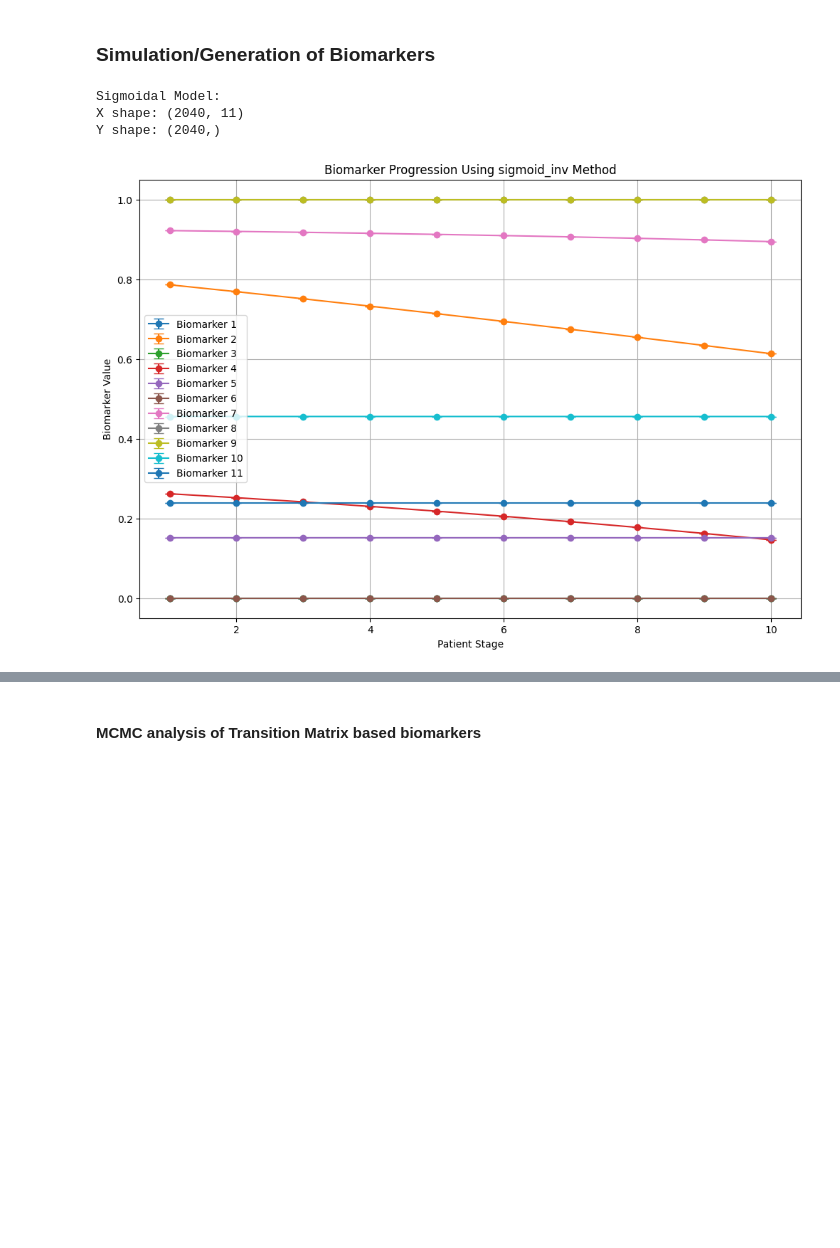
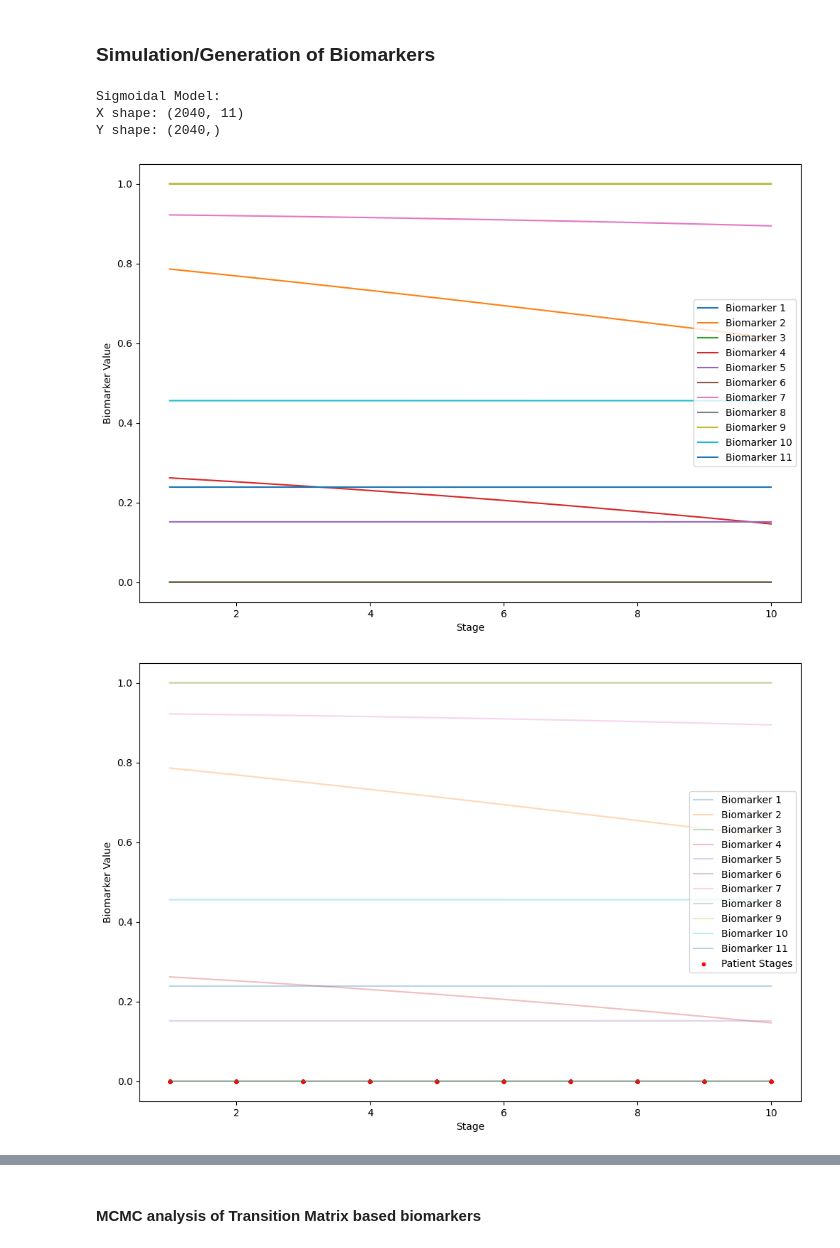
Before and after one commit to LAMCIG/Progression_models_simulations, a Jupyter notebook: simulation_class/biomarker_simulation_demo.ipynb, the cells around one changed output, grey strips where cells are left out. Saved outputs shown, nothing was run; the diff lists cells and outputs as text; code cells hidden in the pictures; blank space fills up the shorter version.

```diff
--- a/simulation_class/biomarker_simulation_demo.ipynb
+++ b/simulation_class/biomarker_simulation_demo.ipynb
@@ -13,47 +17,45 @@ n_patients_stage = {
     6: 60, 7: 50, 8: 40, 9: 40, 10: 30,
 }
 # %%
-# sigmoid parameters
+from biomarker_simulation import BiomarkerSimulation
+import matplotlib.pyplot as plt
+import numpy as np
+
 n_patients_stage_expanded = {
     1: 400, 2: 500, 3: 400, 4: 140, 5: 160,
-    6: 120, 7: 100, 8: 80, 9: 80, 10: 60}
-    # 11: 40, 12: 30, 13: 25, 14: 20, 15: 20,
-    # 16: 15, 17: 10, 18: 5, 19: 5, 20: 5
-#}
+    6: 120, 7: 100, 8: 80, 9: 80, 10: 60
+}
 
+# Sigmoid params
 biomarkers_params_sigmoid = {
     0: {'s': 6, 'c': 3},
     1: {'s': 12, 'c': 12},
     2: {'s': 17, 'c': 10},
     3: {'s': 23, 'c': 11},
     4: {'s': 28, 'c': 2},
     5: {'s': 34, 'c': 12},
     6: {'s': 40, 'c': 10},
     7: {'s': 45, 'c': 8},
     8: {'s': 51, 'c': 6},
     9: {'s': 57, 'c': 5},
     10: {'s': 62, 'c': 2}
-    # 11: {'s': 67, 'c': 3},
-    # 12: {'s': 72, 'c': 2},
-    # 13: {'s': 77, 'c': 3},
-    # 14: {'s': 82, 'c': 4},
-    # 15: {'s': 87, 'c': 3},
-    # 16: {'s': 92, 'c': 2},
-    # 17: {'s': 97, 'c': 2},
-    # 18: {'s': 102, 'c': 3},
-    # 19: {'s': 107, 'c': 3}
 }
+
 # Instantiate and simulate using the sigmoid model
-simulator = BiomarkerSimulation(n_patients_stage_expanded, biomarkers_params_sigmoid, 'sigmoid_inv', add_noise=True, noise_std=0.95, random_state=2020)
-X, y, stages = simulator.simulate()
+simulator_sigmoid = BiomarkerSimulation(n_patients_stage_expanded, biomarkers_params_sigmoid, 'sigmoid_inv', add_noise=True, noise_std=0.95, random_state=2020, n_stages=40)
+X_sigmoid, y_sigmoid, stages_sigmoid = simulator_sigmoid.simulate()
+
 print("Sigmoidal Model:")
-print("X shape:", X.shape)
-print("Y shape:", y.shape)
+print("X shape:", X_sigmoid.shape)
+print("Y shape:", y_sigmoid.shape)
 
-# Plotting the results
-simulator.plot_biomarkers()
+# Plot biomarker progression
+simulator_sigmoid.plot_biomarkers()
+simulator_sigmoid.plot_patient_stages()
+simulator_sigmoid.plot_biomarker_distribution(biomarker_index=0)
 # %% [output]
 Sigmoidal Model:
 X shape: (2040, 11)
 Y shape: (2040,)
-[figure, old version]
+[figure, new version]
+[figure, added]
```
Also changed, not shown: parts of 9 cells of this notebook, 6 other files.
